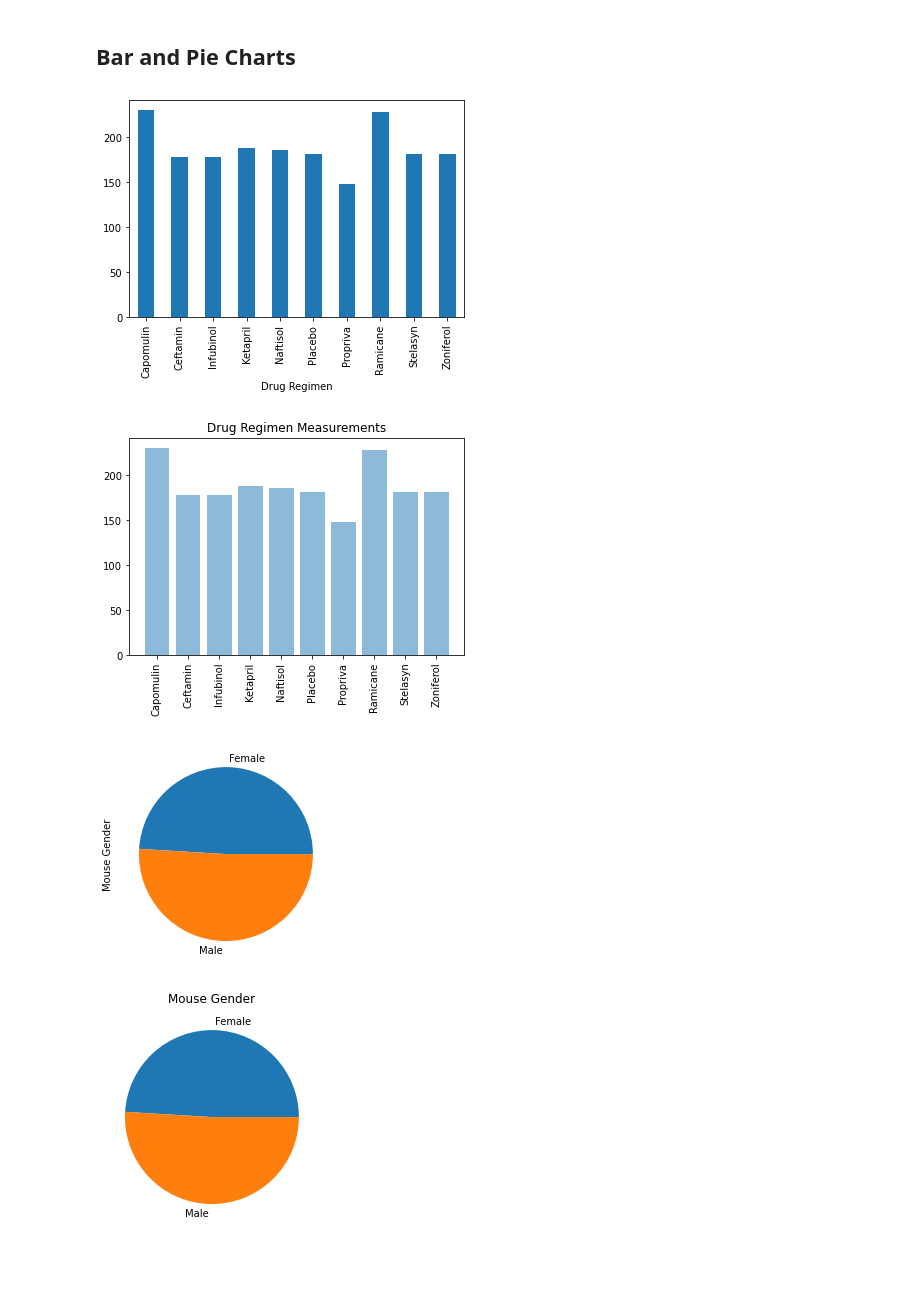
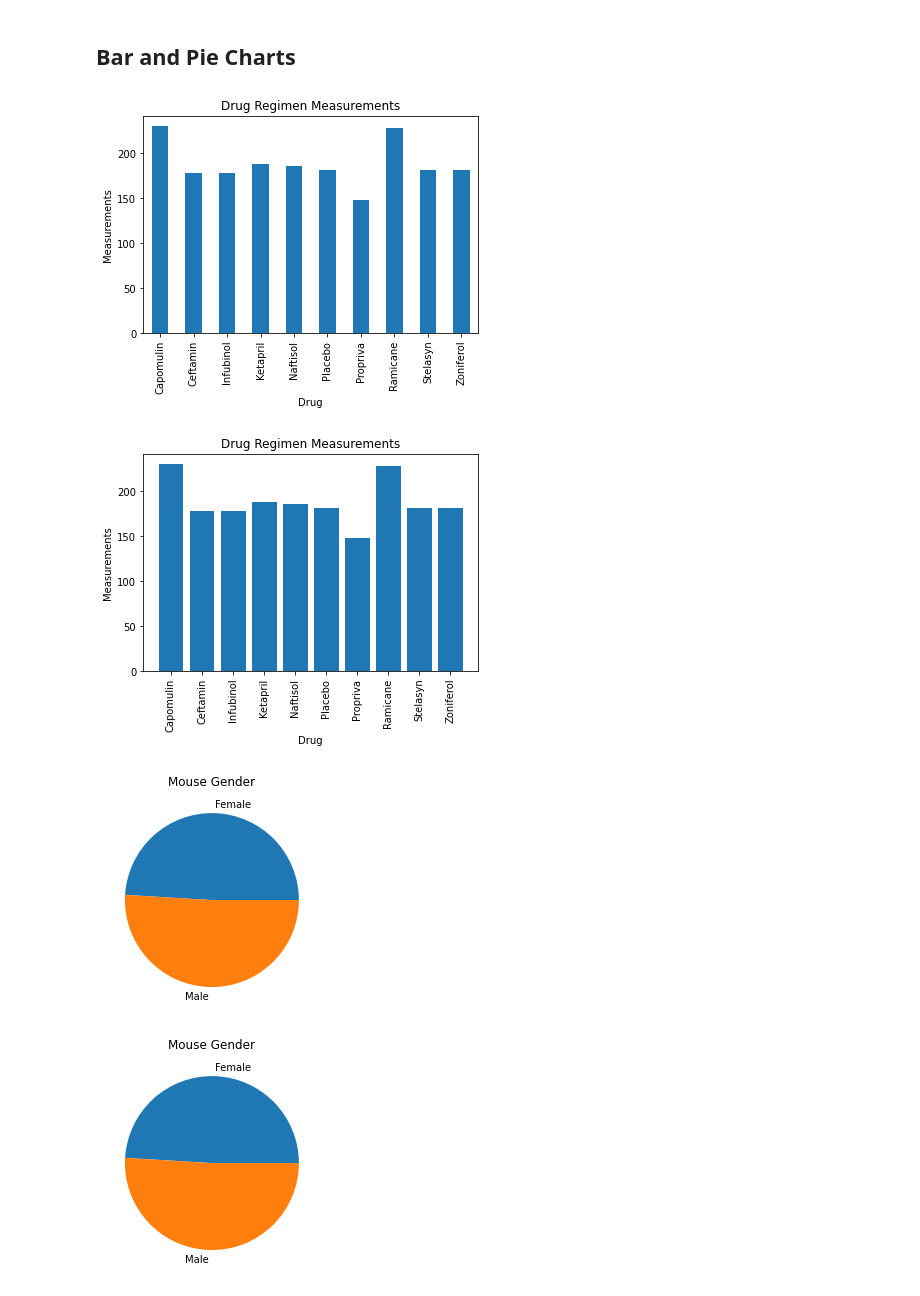
Before and after one commit to GND95/Matplotlib-Challenge, a Jupyter notebook: Pymaceuticals/Analysis.ipynb, the cells around one changed output. Drawn from its saved outputs; the diff is of its cells as text; code cells hidden in the pictures; blank space fills up the shorter version.

Commit message:
created scatter plot comparing tumor volume to mouse weight. updated all plots to have titles and x and y axis labels.

```diff
--- a/Pymaceuticals/Analysis.ipynb
+++ b/Pymaceuticals/Analysis.ipynb
@@ -127,27 +126,33 @@ drug_regimen_df["Tumor Volume (mm3)"].agg(['mean', 'median', 'var', 'std', 'sem'
 # %%
 # Generate a bar plot showing the total number of measurements taken on each drug regimen using pandas.
 drug_regimen_df["Tumor Volume (mm3)"].count().plot.bar()
+plt.title("Drug Regimen Measurements")
+plt.xlabel("Drug")
+plt.ylabel("Measurements")
 plt.show()
 # %% [output]
-[figure, old version]
+[figure, new version]
 # %%
 # Generate a bar plot showing the total number of measurements taken on each drug regimen using pyplot.
 tumorVolumes = list(drug_regimen_df["Tumor Volume (mm3)"].count()) #converting to list for easier access to values
 drugNames = list(drug_regimen_df["Drug Regimen"].count().index) #get the drug names from the index; convert the names of the drugs to a list
 x_axis = drugNames
 
-plt.bar(x_axis, tumorVolumes, alpha=0.5, align="center")
+plt.bar(x_axis, tumorVolumes, alpha=1, align="center")
 plt.xticks(rotation=90) #rotate the names of the drugs 90 degrees so the text does not run together
 plt.title("Drug Regimen Measurements")
+plt.xlabel("Drug")
+plt.ylabel("Measurements")
 plt.show()
 # %% [output]
-[figure, old version]
+[figure, new version]
 # %%
 # Generate a pie plot showing the distribution of female versus male mice using pandas
-clean_mouse_df.groupby("Sex")["Mouse ID"].count().plot.pie(label="Mouse Gender")
+clean_mouse_df.groupby("Sex")["Mouse ID"].count().plot.pie(label="") #blank label to remove the "Mouse ID" name from the chart
+plt.title("Mouse Gender")
 plt.show()
 # %% [output]
-[figure, old version]
+[figure, new version]
 # %%
 # Generate a pie plot showing the distribution of female versus male mice using pyplot
 mouse_gender_series = clean_mouse_df.groupby("Sex")["Mouse ID"].count() #creating a series for the count of each gender of mouse
```
Also changed, not shown: parts of 4 cells of this notebook.
